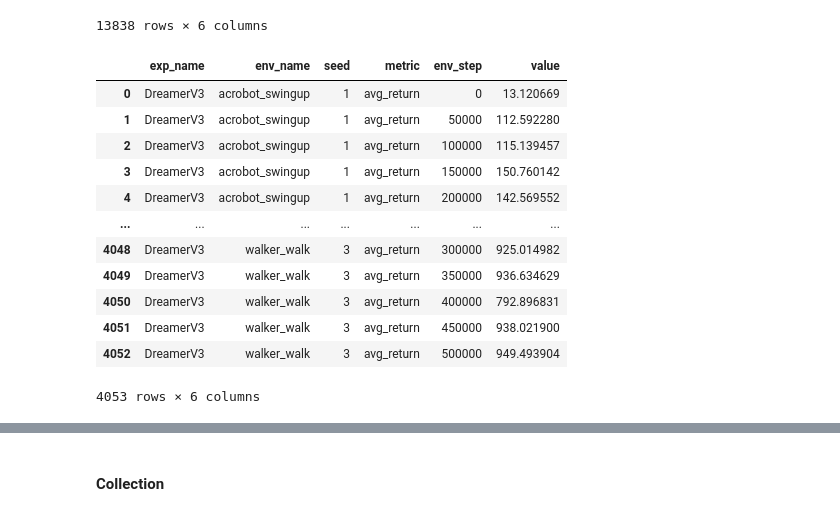
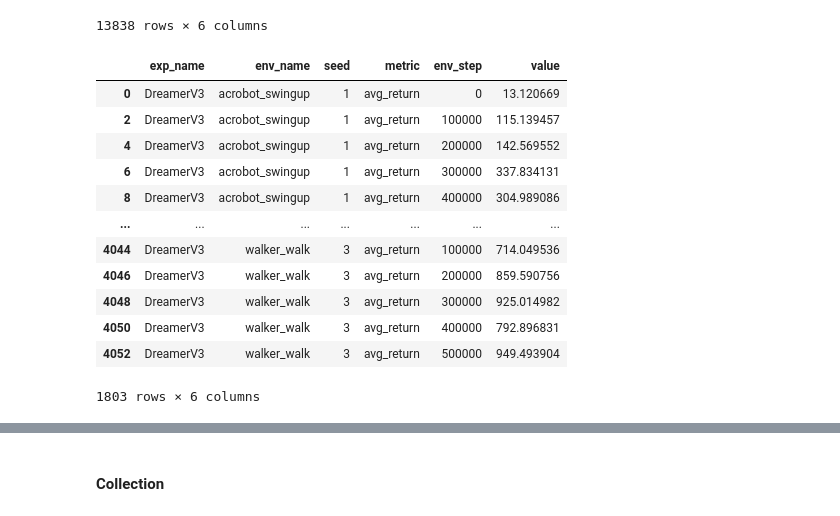
Before and after one commit to dojeon-ai/SimbaV2, a Jupyter notebook: analysis/figure/benchmark_curve.ipynb, the cells around one changed output, grey strips where cells are left out. Saved outputs shown, nothing was run; the diff lists cells and outputs as text; code cells hidden in the pictures.

```diff
--- a/analysis/figure/benchmark_curve.ipynb
+++ b/analysis/figure/benchmark_curve.ipynb
@@ -25,7 +25,9 @@ def replace_hypen_to_underbar(env_name_list):
         env_name_list[idx] = env_name_list[idx].replace('-', '_')
     return env_name_list
 # %%
-td7_eval_df = pd.read_csv('../../results/td7.csv', index_col=0)
-sac_simba_eval_df = pd.read_csv('../../results/1219_sac_simba_1m.csv', index_col=0) # pd.read_csv('../../results/sac_simba.csv', index_col=0)
-tdmpc2_eval_df = pd.read_csv('../../results/tdmpc2.csv', index_col=0)
-dreamerv3_eval_df = pd.read_csv('../../results/dreamerv3.csv', index_col=0)
+td7_eval_df = pd.read_csv('../../results/baseline/td7.csv', index_col=0)
+sac_simba_eval_df = pd.read_csv('/home/nas4_user/youngdolee/SimbaV2_dev_imp/results/baseline/simba_utd2.csv', index_col=0)
+tdmpc2_eval_df = pd.read_csv('../../results/baseline/tdmpc2.csv', index_col=0)
+dreamerv3_eval_df = pd.read_csv('../../results/baseline/dreamerv3.csv', index_col=0)
+mrq_eval_df = pd.read_csv('../../results/baseline/mrq.csv', index_col=0)
+simbav2_eval_df = pd.read_csv('../../results/hypersimba/hypersimba.csv', index_col=0)
@@ -65,18 +86,19 @@ tdmpc2_eval_df
 13838 rows × 6 columns
 # %%
 dreamerv3_eval_df['exp_name'] = 'DreamerV3'
+dreamerv3_eval_df = dreamerv3_eval_df[dreamerv3_eval_df['env_step'] % 1e5 == 0]
 dreamerv3_eval_df
 # %% [output]
 |  | exp_name | env_name | seed | metric | env_step | value |
 | 0 | DreamerV3 | acrobot_swingup | 1 | avg_return | 0 | 13.120669 |
-| 1 | DreamerV3 | acrobot_swingup | 1 | avg_return | 50000 | 112.592280 |
 | 2 | DreamerV3 | acrobot_swingup | 1 | avg_return | 100000 | 115.139457 |
-| 3 | DreamerV3 | acrobot_swingup | 1 | avg_return | 150000 | 150.760142 |
 | 4 | DreamerV3 | acrobot_swingup | 1 | avg_return | 200000 | 142.569552 |
+| 6 | DreamerV3 | acrobot_swingup | 1 | avg_return | 300000 | 337.834131 |
+| 8 | DreamerV3 | acrobot_swingup | 1 | avg_return | 400000 | 304.989086 |
 | ... | ... | ... | ... | ... | ... | ... |
+| 4044 | DreamerV3 | walker_walk | 3 | avg_return | 100000 | 714.049536 |
+| 4046 | DreamerV3 | walker_walk | 3 | avg_return | 200000 | 859.590756 |
 | 4048 | DreamerV3 | walker_walk | 3 | avg_return | 300000 | 925.014982 |
-| 4049 | DreamerV3 | walker_walk | 3 | avg_return | 350000 | 936.634629 |
 | 4050 | DreamerV3 | walker_walk | 3 | avg_return | 400000 | 792.896831 |
-| 4051 | DreamerV3 | walker_walk | 3 | avg_return | 450000 | 938.021900 |
 | 4052 | DreamerV3 | walker_walk | 3 | avg_return | 500000 | 949.493904 |
-4053 rows × 6 columns
+1803 rows × 6 columns
```
Also changed, not shown: parts of 26 cells of this notebook, 25 other files.
